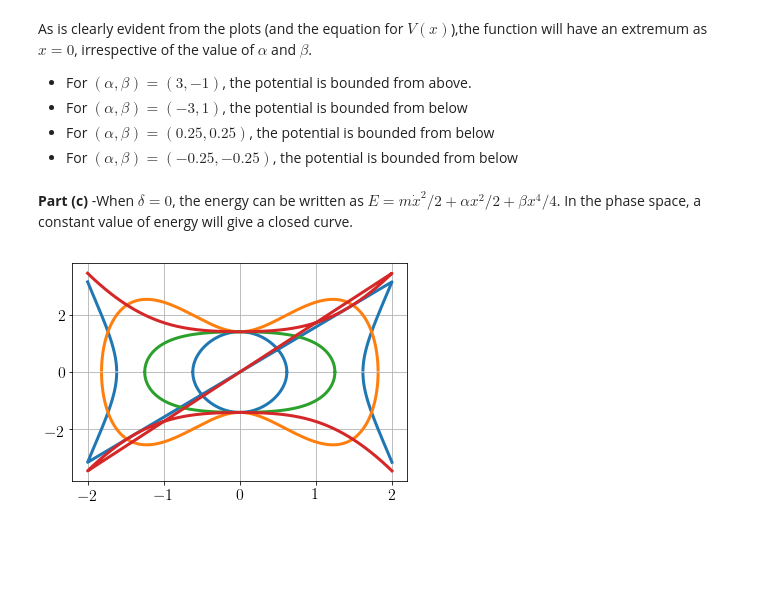
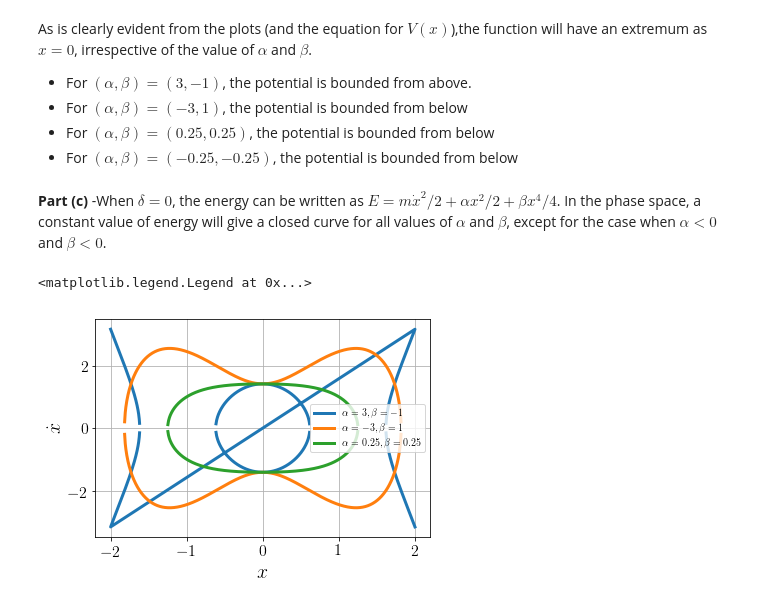
Before and after one commit to adivijaykumar/courses, a Jupyter notebook: cmech/assign_1/Problem 1.ipynb, the cells around one changed output. Saved outputs shown, nothing was run; the diff lists cells and outputs as text; code cells hidden in the pictures; blank space fills up the shorter version.

```diff
--- a/cmech/assign_1/Problem 1.ipynb
+++ b/cmech/assign_1/Problem 1.ipynb
@@ -11,9 +12,9 @@ def V(alpha,beta,x):
     return alpha*x**2 + beta*x**4
 
 params = [[3,-1],[-3,1],[0.25,0.25],[-0.25,-0.25]]
-x = np.linspace(-2,2,10000)
+x = np.linspace(-2,2,1000)
 
-plt.figure(figsize=(3,3))
+#plt.figure(figsize=(4,4))
 
 for parameter in params:
     alpha, beta = parameter
@@ -32,17 +33,23 @@ As is clearly evident from the plots (and the equation for $V(x)$),the function
 * For $(\alpha,\beta)=(0.25,0.25)$, the potential is bounded from below
 * For $(\alpha,\beta)=(-0.25,-0.25)$, the potential is bounded from below
 # %% [markdown]
-**Part (c)** -When $\delta = 0$, the energy can be written as $E = m\dot{x}^2/2 + \alpha x^2/2 + \beta x^4/4$. In the phase space, a constant value of energy will give a closed curve.
+**Part (c)** -When $\delta = 0$, the energy can be written as $E = m\dot{x}^2/2 + \alpha x^2/2 + \beta x^4/4$. In the phase space, a constant value of energy will give a closed curve for all values of $\alpha$ and $\beta$, except for the case when $\alpha < 0$ and $\beta < 0$.
 # %%
+params = [[3,-1],[-3,1],[0.25,0.25]]
+
 def xdot(E,m,alpha,beta,x):
     x = np.asarray(x)
     return np.sqrt((2./m)*(E - V(alpha,beta,x)))
 
 m = 1.0
 E = 1.0
 for parameter in params:
     alpha, beta = parameter
     xd = xdot(E,m,alpha,beta,x)
-    plt.plot(np.append(x,x),np.append(xd,-xd))
+    plt.plot(np.append(x,x),np.append(xd,-xd),label=r'$\alpha = %s, \beta = %s$'%(alpha,beta))
+plt.xlabel('$x$')
+plt.ylabel('$\dot{x}$')
+plt.legend()
 # %% [output]
+<matplotlib.legend.Legend at 0x...>
-[figure, old version]
+[figure, new version]
```
Also changed, not shown: parts of 8 cells of this notebook, 41 other files.
